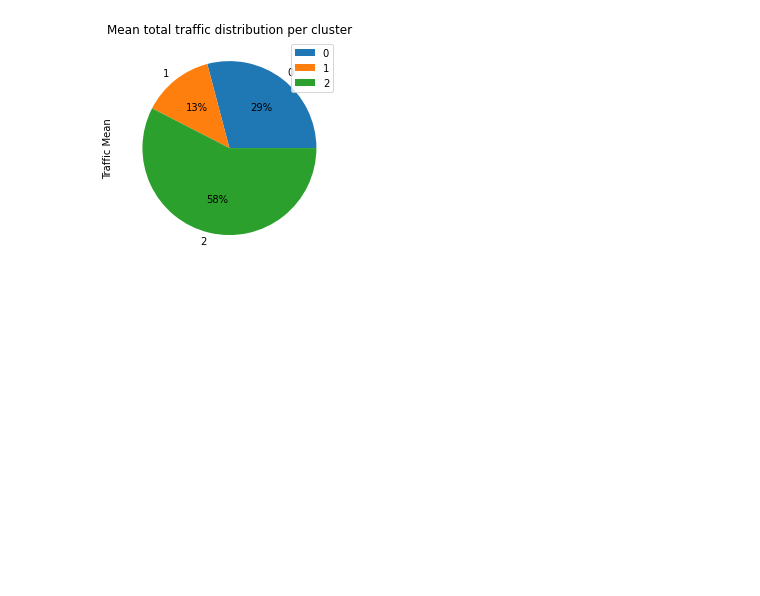
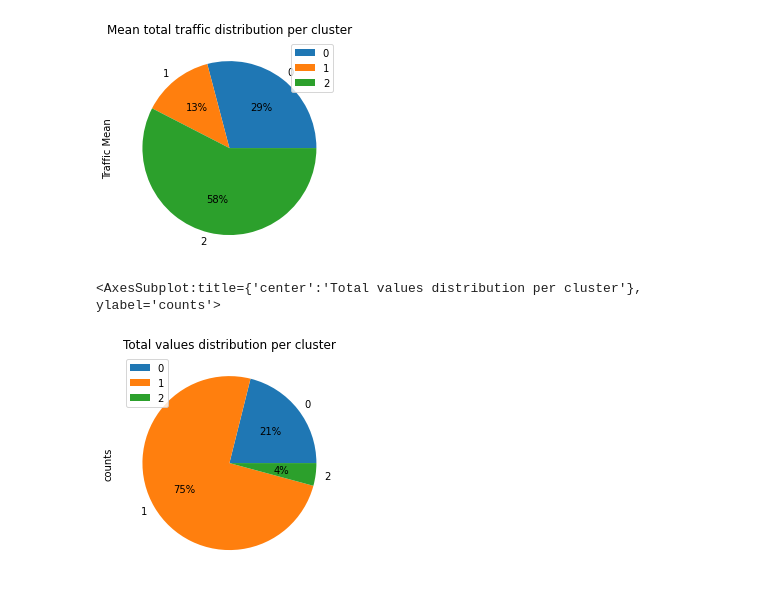
Before and after one commit to Micky373/Telecom_user_analytics, a Jupyter notebook: notebooks/user_engagement_analysis.ipynb, the cells around one changed output. Cells and saved outputs as stored; diff of their text form; code cells hidden in the pictures; blank space fills up the shorter version.

Commit message:
Visualize total values per cluster

```diff
--- a/notebooks/user_engagement_analysis.ipynb
+++ b/notebooks/user_engagement_analysis.ipynb
@@ -267,3 +267,10 @@ cluster_mean_dataframe.plot(kind='pie',y='Traffic Mean',autopct='%1.0f%%',title=
 [figure]
 [figure]
 [figure]
+# %%
+# Create a number of values pie chart per cluster
+
+cluster_count_dataframe.plot(kind='pie',y='counts',autopct='%1.0f%%',title='Total values distribution per cluster')
+# %% [output]
+<AxesSubplot:title={'center':'Total values distribution per cluster'}, ylabel='counts'>
+[figure, added]
```
Also changed, not shown: parts of 1 cell of this notebook.
